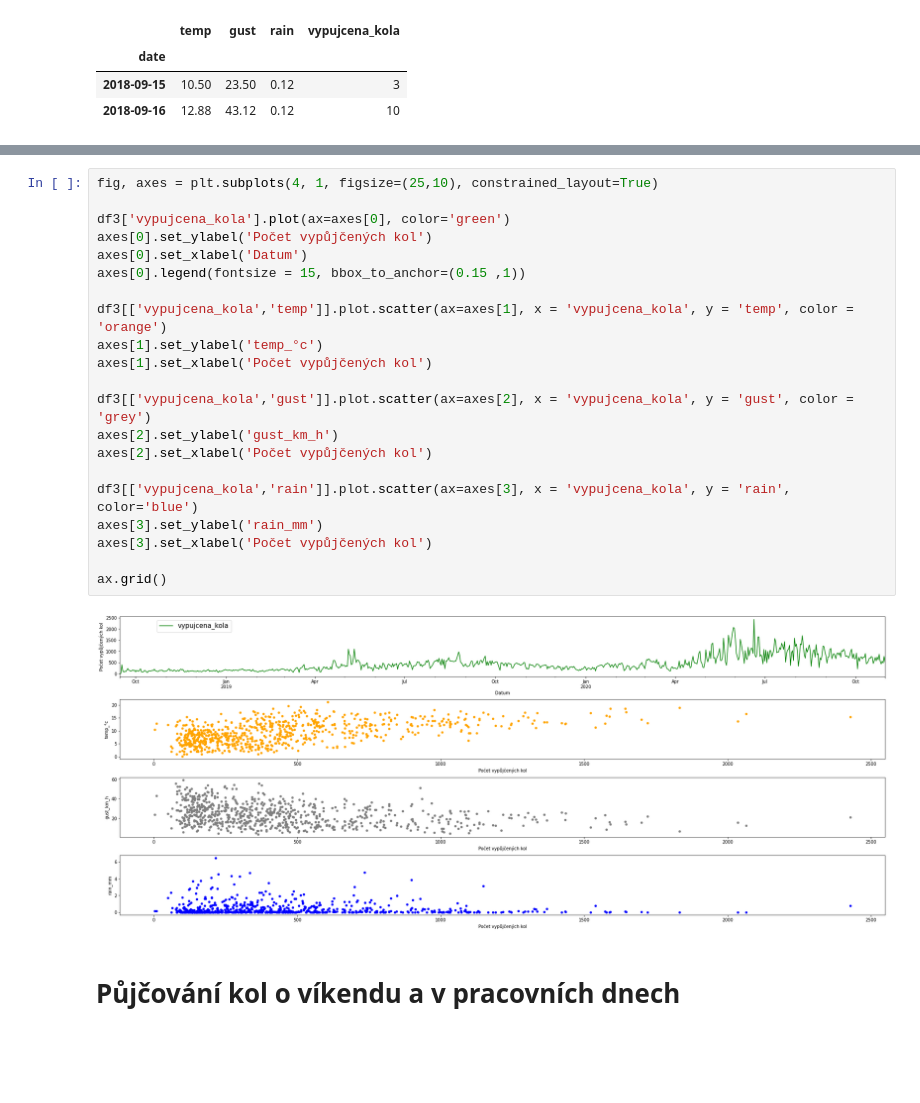
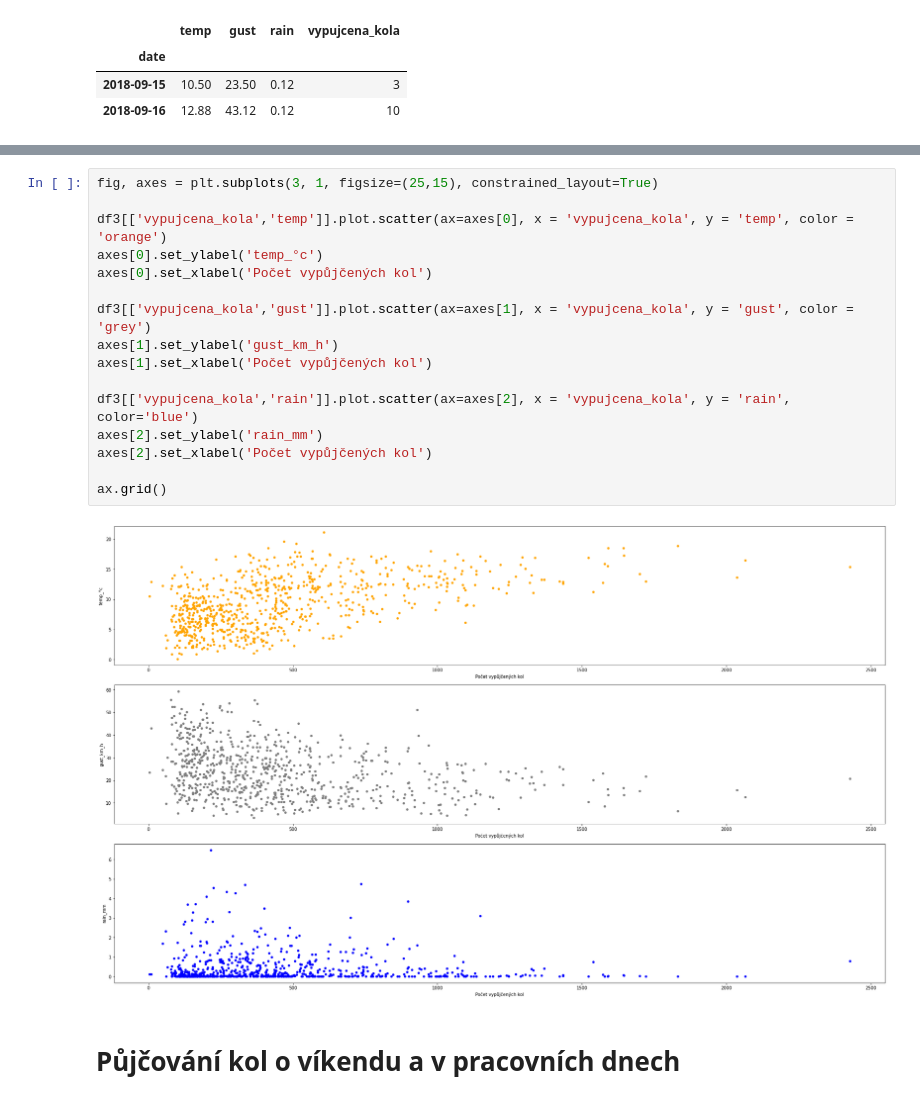
Before and after one commit to Krocan777/Python_projekt_Edinburgh, a Jupyter notebook: Oprava_projekt_python.ipynb, the cells around one changed output, grey strips where cells are left out. Cells and saved outputs as stored; diff of their text form; blank space fills up the shorter version.

```diff
--- a/Oprava_projekt_python.ipynb
+++ b/Oprava_projekt_python.ipynb
@@ -659,26 +664,21 @@ Tabulku weather_df jsem seskupil podle indexu date a zprůměroval všechny data
 # %%
-fig, axes = plt.subplots(4, 1, figsize=(25,10), constrained_layout=True)
+fig, axes = plt.subplots(3, 1, figsize=(25,15), constrained_layout=True)
 
-df3['vypujcena_kola'].plot(ax=axes[0], color='green')
-axes[0].set_ylabel('Počet vypůjčených kol')
-axes[0].set_xlabel('Datum')
-axes[0].legend(fontsize = 15, bbox_to_anchor=(0.15 ,1))
+df3[['vypujcena_kola','temp']].plot.scatter(ax=axes[0], x = 'vypujcena_kola', y = 'temp', color = 'orange')
+axes[0].set_ylabel('temp_°c')
+axes[0].set_xlabel('Počet vypůjčených kol')
 
-df3[['vypujcena_kola','temp']].plot.scatter(ax=axes[1], x = 'vypujcena_kola', y = 'temp', color = 'orange')
-axes[1].set_ylabel('temp_°c')
+df3[['vypujcena_kola','gust']].plot.scatter(ax=axes[1], x = 'vypujcena_kola', y = 'gust', color = 'grey')
+axes[1].set_ylabel('gust_km_h')
 axes[1].set_xlabel('Počet vypůjčených kol')
 
-df3[['vypujcena_kola','gust']].plot.scatter(ax=axes[2], x = 'vypujcena_kola', y = 'gust', color = 'grey')
-axes[2].set_ylabel('gust_km_h')
+df3[['vypujcena_kola','rain']].plot.scatter(ax=axes[2], x = 'vypujcena_kola', y = 'rain', color='blue')
+axes[2].set_ylabel('rain_mm')
 axes[2].set_xlabel('Počet vypůjčených kol')
 
-df3[['vypujcena_kola','rain']].plot.scatter(ax=axes[3], x = 'vypujcena_kola', y = 'rain', color='blue')
-axes[3].set_ylabel('rain_mm')
-axes[3].set_xlabel('Počet vypůjčených kol')
-
 ax.grid()
 # %% [output]
-[figure, old version]
+[figure, new version]
 # %% [markdown]
 # Půjčování kol o víkendu a v pracovních dnech
 # %% [markdown]
```
Also changed, not shown: parts of 4 cells of this notebook.
